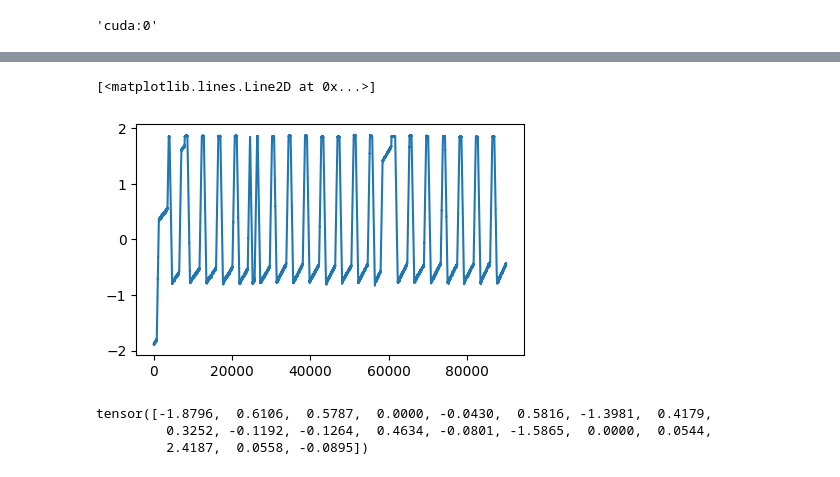
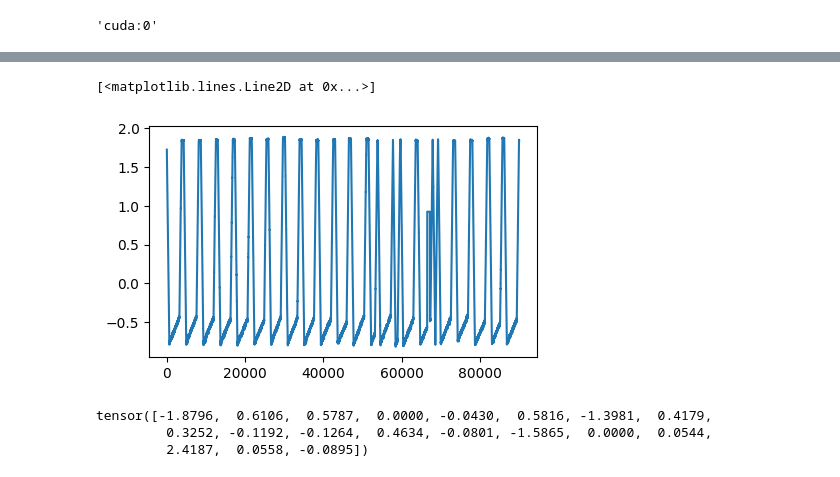
Before and after one commit to Andrei3223/VAE_anomaly_detection, a Jupyter notebook: swat_preproc.ipynb, the cells around one changed output, grey strips where cells are left out. Saved outputs shown, nothing was run; the diff lists cells and outputs as text; code cells hidden in the pictures.

```diff
--- a/swat_preproc.ipynb
+++ b/swat_preproc.ipynb
@@ -304,12 +309,12 @@ test_dataset = SwatDataset("./test_norm.npy", feature_idx=col_list, start_idx=0,
 # %%
-train_clear = np.load("./train_norm.npy", allow_pickle=True).take(col_list, axis=1)
+train_clear = np.load("./test_norm.npy", allow_pickle=True).take(col_list, axis=1)
 train_clear.shape
 
 fig, axs = plt.subplots(1, 1, figsize =(5, 3))
 axs.plot(train_clear[10_000:100_000, 0])
 # %% [output]
 [<matplotlib.lines.Line2D at 0x...>]
-[figure, old version]
+[figure, new version]
 # %%
 torch.mean(train_dataset[0][0], dim=0)
 # %% [output]
```
Also changed, not shown: parts of 25 cells of this notebook, 3 other files.
